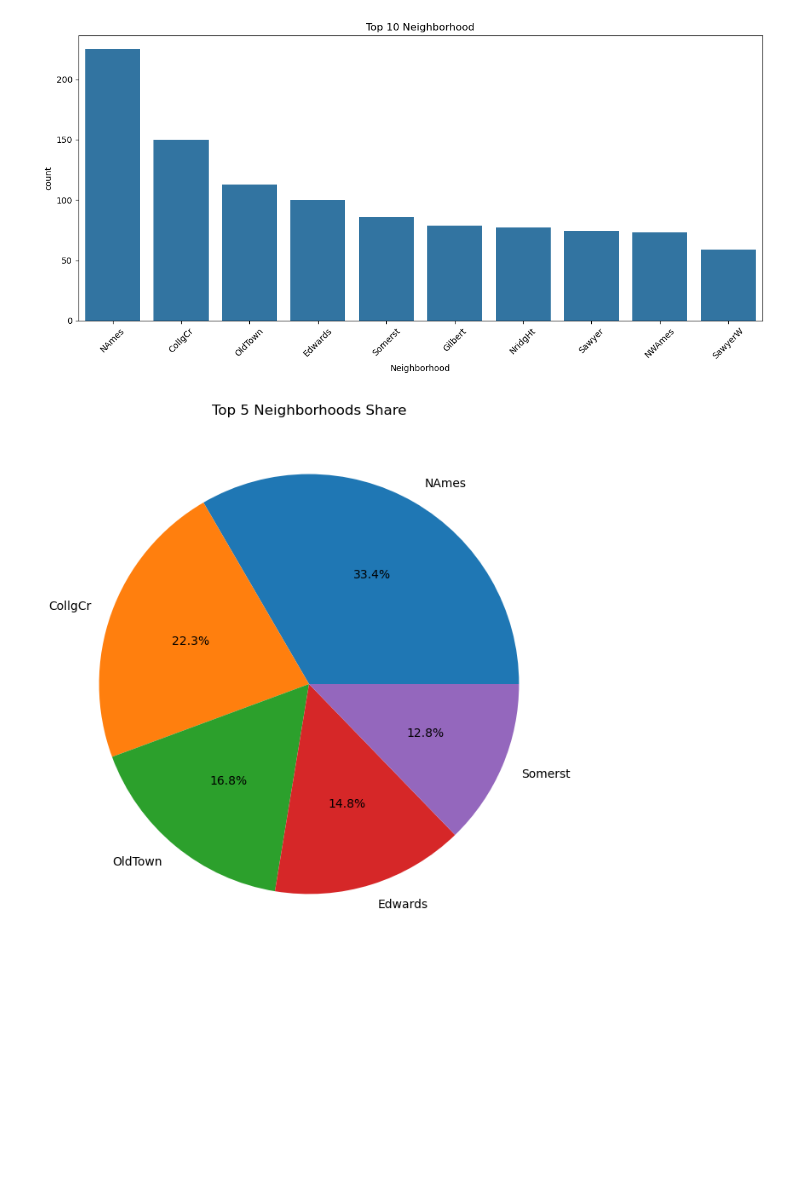
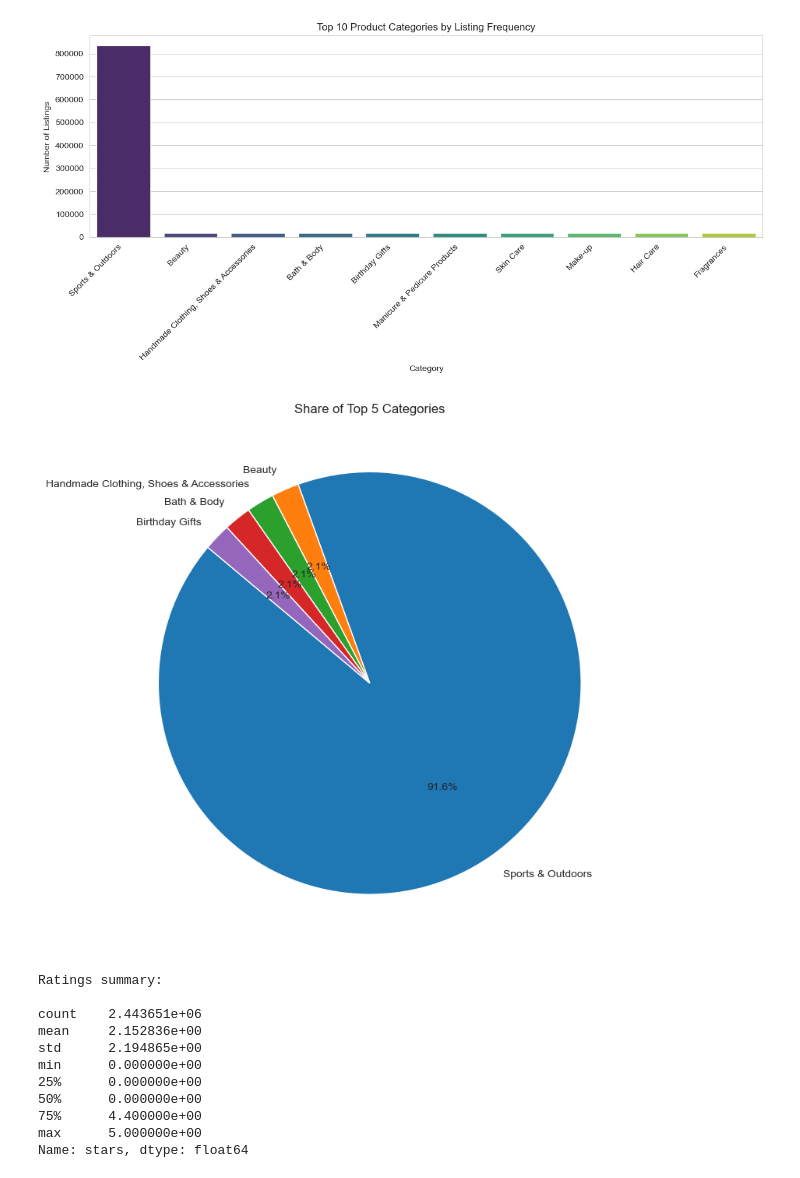
Before and after one commit to Hina-Haq/lab-eda-univariate, a Jupyter notebook: Completed_lab_eda_univariate.ipynb, the cells around one changed output. Saved outputs shown, nothing was run; the diff lists cells and outputs as text; code cells hidden in the pictures; blank space fills up the shorter version.

```diff
--- a/Completed_lab_eda_univariate.ipynb
+++ b/Completed_lab_eda_univariate.ipynb
@@ -54,0 +1,14 @@ CLEAN COMPLETE
+# %%
+import pandas as pd
+import numpy as np
+import matplotlib.pyplot as plt
+import seaborn as sns
+from scipy.stats import skew, kurtosis
+
+sns.set_style("whitegrid")
+
+df = pd.read_csv("/Users/hinahaq/Downloads/amz_uk_price_prediction_dataset.csv")
+df.columns = df.columns.str.strip().str.lower()
+df["price"] = pd.to_numeric(df["price"], errors="coerce")
+df["stars"] = pd.to_numeric(df["stars"], errors="coerce")
+df = df.dropna(subset=["price", "stars", "category"]).copy()
@@ -55,25 +108,35 @@ CLEAN COMPLETE
 # %%
-# Neighborhood =category column
-category_col = 'Neighborhood'
+# Part 3: Category counts and ratings
 
-freq = df[category_col].value_counts().head(10)
-print("TOP 10 NEIGHBORHOODS:")
-print(freq)
+# Top 10 categories
+category_counts = df["category"].value_counts()
+top_10_categories = category_counts.head(10)
+print("Top 10 categories:\n")
+print(top_10_categories)
 
-# Bar chart
-plt.figure(figsize=(12,6))
-sns.countplot(data=df, x=category_col, order=df[category_col].value_counts().head(10).index)
-plt.title(f'Top 10 {category_col.title()}')
-plt.xticks(rotation=45)
+# Bar chart of top 10 categories
+plt.figure(figsize=(12, 6))
+sns.barplot(x=top_10_categories.index, y=top_10_categories.values, palette="viridis")
+plt.title("Top 10 Product Categories by Listing Frequency")
+plt.xlabel("Category")
+plt.ylabel("Number of Listings")
+plt.xticks(rotation=45, ha="right")
 plt.tight_layout()
 plt.show()
 
-# Pie (top 5)
-top5 = freq.head(5)
-plt.figure(figsize=(8,8))
-plt.pie(top5.values, labels=top5.index, autopct='%1.1f%%')
-plt.title('Top 5 Neighborhoods Share')
+# Pie chart for top 5 categories
+plt.figure(figsize=(8, 8))
+plt.pie(
+    category_counts.head(5).values,
+    labels=category_counts.head(5).index,
+    autopct="%1.1f%%",
+    startangle=140
+)
+plt.title("Share of Top 5 Categories")
+plt.tight_layout()
 plt.show()
 
-print()
+# Ratings summary
+print("\nRatings summary:\n")
+print(df["stars"].describe())
 # %% [output]
@@ -93,2 +160,13 @@ Name: count, dtype: int64
-[figure, old version]
+[figure, new version]
-[figure, old version]
+[figure, new version]
+Ratings summary:
+
+count    2.443651e+06
+mean     2.152836e+00
+std      2.194865e+00
+min      0.000000e+00
+25%      0.000000e+00
+50%      0.000000e+00
+75%      4.400000e+00
+max      5.000000e+00
+Name: stars, dtype: float64
```
Also changed, not shown: parts of 16 cells of this notebook.
